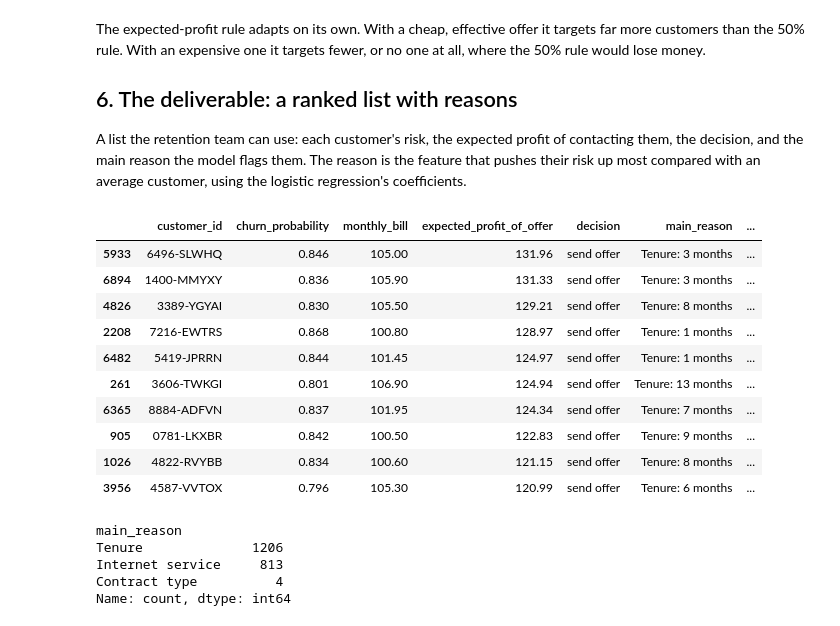
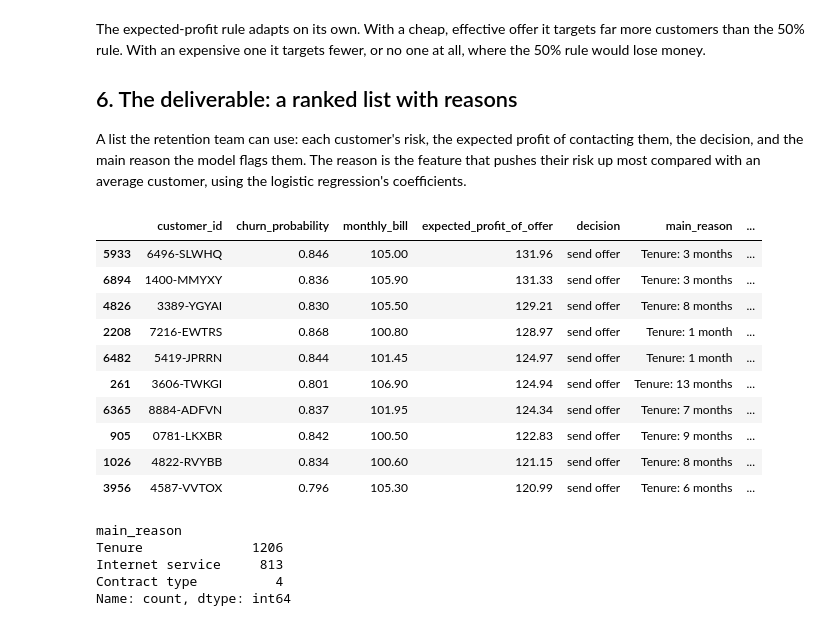
Before and after one commit to BoredMongoose/telco-churn-profit, a Jupyter notebook: notebooks/churn_analysis.ipynb, the cells around one changed output. Saved outputs shown, nothing was run; the diff lists cells and outputs as text; code cells hidden in the pictures.

Commit message:
Reason codes say '1 month', not '1 months'; README: business impact, reproduce steps, next steps

```diff
--- a/notebooks/churn_analysis.ipynb
+++ b/notebooks/churn_analysis.ipynb
@@ -375,36 +375,36 @@ by_feature = pd.DataFrame(contrib, columns=names).T.groupby(source).sum().T
 by_feature = by_feature - by_feature.mean()
 
 
 def describe(row_index, feature):
     value = X.iloc[row_index][feature]
     if feature == "tenure":
-        return f"Tenure: {value} months"
+        return f"Tenure: {value} month{'' if value == 1 else 's'}"
     if feature == "MonthlyCharges":
         return f"Monthly bill: ${value:.0f}"
     if feature == "SeniorCitizen":
         return "Senior citizen" if value == 1 else "Not a senior"
     return f"{labels.get(feature, feature)}: {value}"
 
 
 top2 = np.argsort(-by_feature.values, axis=1)[:, :2]
 reason_1 = [describe(i, by_feature.columns[j[0]]) for i, j in enumerate(top2)]
 reason_2 = [describe(i, by_feature.columns[j[1]]) for i, j in enumerate(top2)]
 
 out = pd.DataFrame({"customer_id": raw.customerID, "churn_probability": p.round(3),
                     "monthly_bill": bills, "expected_profit_of_offer": ev.round(2),
                     "decision": np.where(ev > 0, "send offer", "no offer"),
                     "main_reason": reason_1, "second_reason": reason_2})
 out = out.sort_values("expected_profit_of_offer", ascending=False)
 (ROOT / "data" / "output").mkdir(parents=True, exist_ok=True)
 out.to_csv(ROOT / "data" / "output" / "retention_targets.csv", index=False)
 out.head(10)
 # %% [output]
 |  | customer_id | churn_probability | monthly_bill | expected_profit_of_offer | decision | main_reason | ... |
 | 5933 | 6496-SLWHQ | 0.846 | 105.00 | 131.96 | send offer | Tenure: 3 months | ... |
 | 6894 | 1400-MMYXY | 0.836 | 105.90 | 131.33 | send offer | Tenure: 3 months | ... |
 | 4826 | 3389-YGYAI | 0.830 | 105.50 | 129.21 | send offer | Tenure: 8 months | ... |
-| 2208 | 7216-EWTRS | 0.868 | 100.80 | 128.97 | send offer | Tenure: 1 months | ... |
-| 6482 | 5419-JPRRN | 0.844 | 101.45 | 124.97 | send offer | Tenure: 1 months | ... |
+| 2208 | 7216-EWTRS | 0.868 | 100.80 | 128.97 | send offer | Tenure: 1 month | ... |
+| 6482 | 5419-JPRRN | 0.844 | 101.45 | 124.97 | send offer | Tenure: 1 month | ... |
 | 261 | 3606-TWKGI | 0.801 | 106.90 | 124.94 | send offer | Tenure: 13 months | ... |
 | 6365 | 8884-ADFVN | 0.837 | 101.95 | 124.34 | send offer | Tenure: 7 months | ... |
 | 905 | 0781-LKXBR | 0.842 | 100.50 | 122.83 | send offer | Tenure: 9 months | ... |
```
Also changed, not shown: 3 other files.
